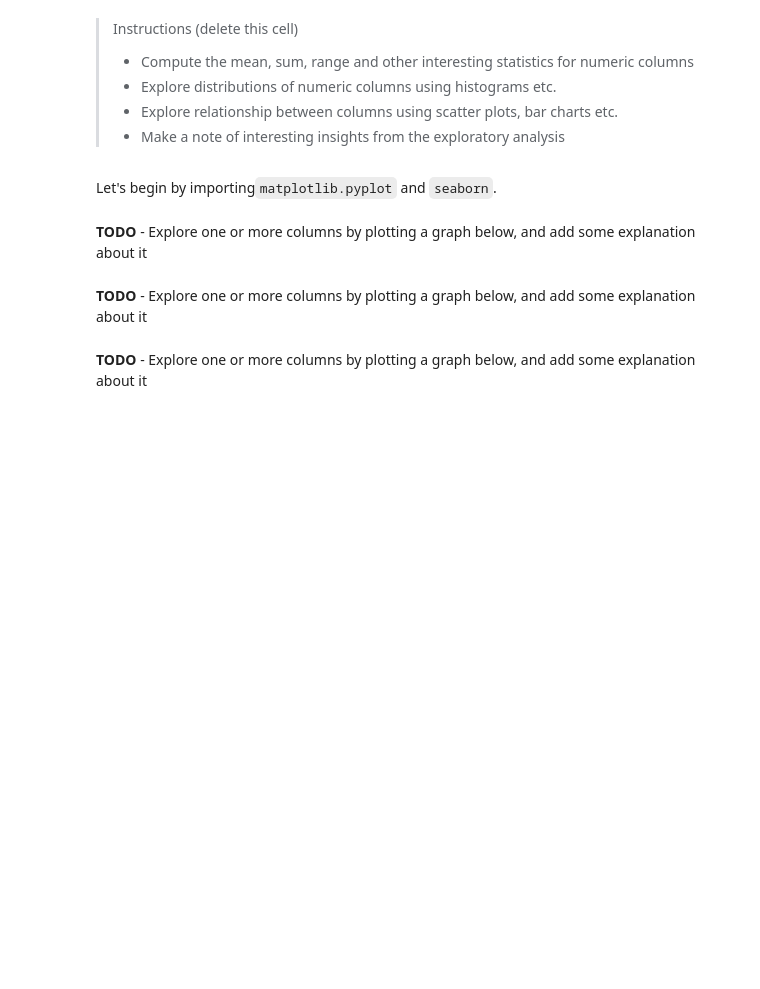
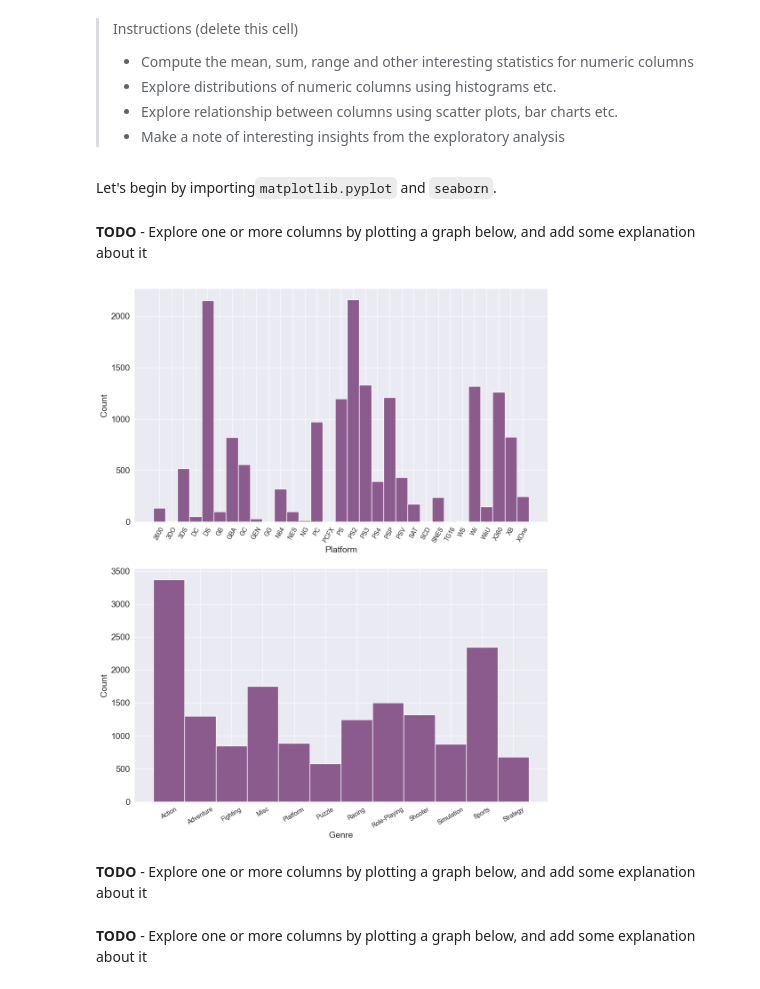
Before and after one commit to MatiasCarbone/video-game-sales-exploratory-analysis, a Jupyter notebook: video-game-sales-exploratory-analysis.ipynb, the cells around one changed output. Cells and saved outputs as stored; diff of their text form; code cells hidden in the pictures; blank space fills up the shorter version.

Commit message:
platform and genre hystograms

```diff
--- a/video-game-sales-exploratory-analysis.ipynb
+++ b/video-game-sales-exploratory-analysis.ipynb
@@ -243,14 +234,33 @@ Let's begin by importing`matplotlib.pyplot` and `seaborn`.
 import seaborn as sns
 import matplotlib
 import matplotlib.pyplot as plt
+import warnings #Imported to get rid of specific warnings when showing plots
 %matplotlib inline
+
+warnings.filterwarnings('ignore')
 
 sns.set_style('darkgrid')
 matplotlib.rcParams['font.size'] = 14
 matplotlib.rcParams['figure.figsize'] = (9, 5)
 matplotlib.rcParams['figure.facecolor'] = '#00000000'
+
+sns.set_palette('flare_r')
 # %% [markdown]
 **TODO** - Explore one or more columns by plotting a graph below, and add some explanation about it
+# %%
+# Let's start exploring how many different platforms and genres the dataset contains and how many games were published for each platform and genre.
+
+fig, axes = plt.subplots(2,1, figsize=(12,15))
+
+platforms = sns.histplot(ax=axes[0], data=game_df['Platform'].sort_values())
+platforms.set_xticklabels(platforms.get_xticklabels(), rotation=60, fontsize=10)
+
+genre = sns.histplot(ax=axes[1], data=game_df['Genre'].sort_values())
+genre.set_xticklabels(genre.get_xticklabels(), rotation=30, fontsize=10)
+
+plt.show()
+# %% [output]
+[figure, added]
 # %% [markdown]
 **TODO** - Explore one or more columns by plotting a graph below, and add some explanation about it
 # %% [markdown]
```
Also changed, not shown: parts of 6 cells of this notebook.
